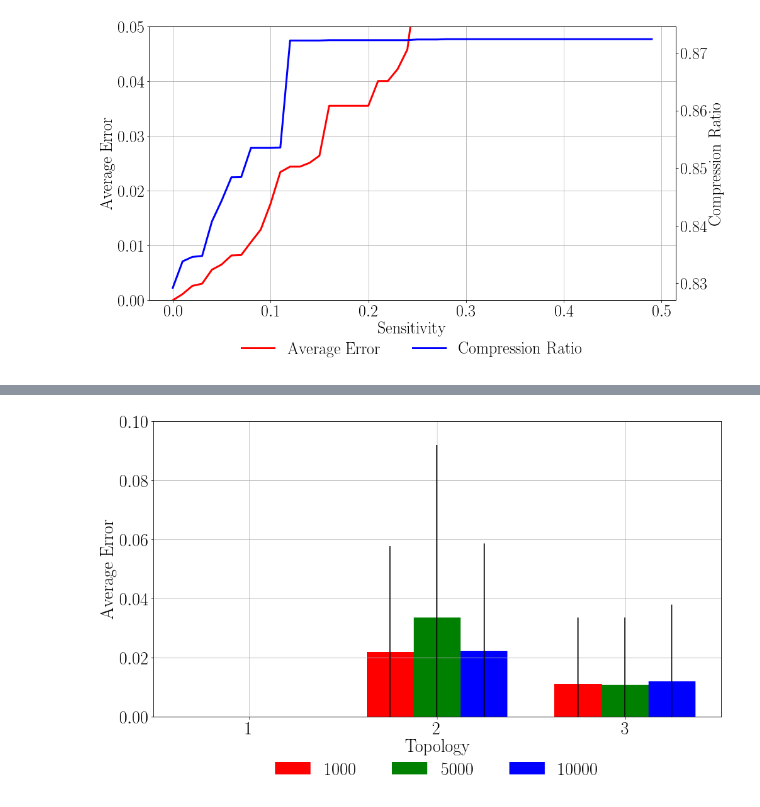
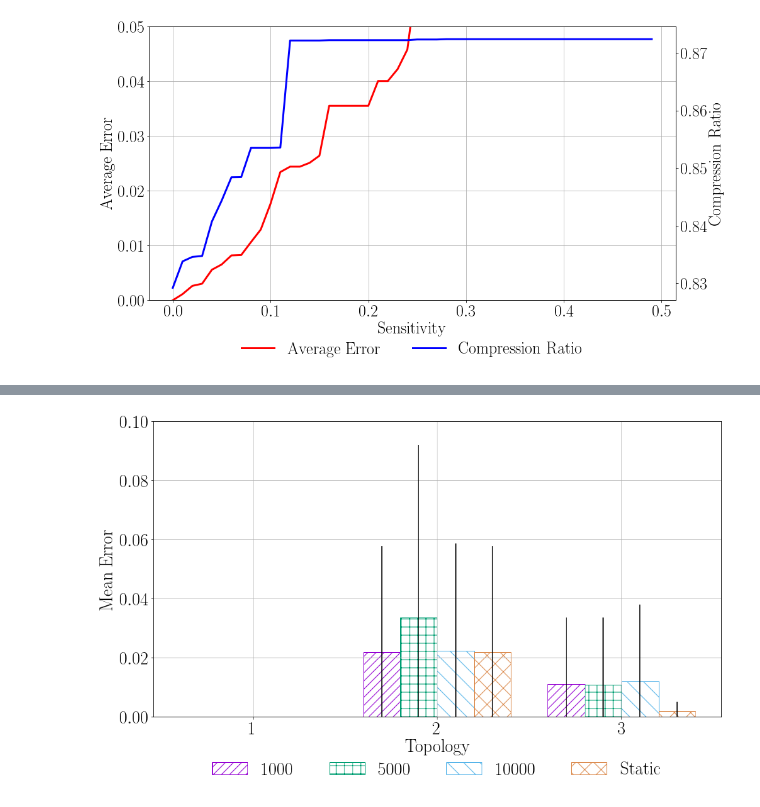
Before and after one commit to tsokalo/SimpleNetSim, a Jupyter notebook: comp/compression.ipynb, the cells around one changed output, grey strips where cells are left out. Cells and saved outputs as stored; diff of their text form; code cells hidden in the pictures.

```diff
--- a/comp/compression.ipynb
+++ b/comp/compression.ipynb
@@ -326,49 +342,67 @@ plt.savefig('res/gainTop3_1.png', bbox_inches='tight')
 # %%
 top3_pf_1 = pandas.read_csv("log/top0_pf_0.csv", index_col=False, header=0)
+top3_pf_stat = pandas.read_csv("log/top0_stat_pf_0.csv", index_col=False, header=0)
 top3_pf_5 = pandas.read_csv("log/top0_pf_1.csv", index_col=False, header=0)
 top3_pf_10 = pandas.read_csv("log/top0_pf_2.csv", index_col=False, header=0)
 
 top2_pf_1 = pandas.read_csv("log/top1_pf_0.csv", index_col=False, header=0)
+top2_pf_stat = pandas.read_csv("log/top1_pf_0.csv", index_col=False, header=0)
 top2_pf_5 = pandas.read_csv("log/top1_pf_1.csv", index_col=False, header=0)
 top2_pf_10 = pandas.read_csv("log/top1_pf_2.csv", index_col=False, header=0)
 
 top1_pf_1 = pandas.read_csv("log/top2_pf_0.csv", index_col=False, header=0)
+top1_pf_stat = pandas.read_csv("log/top2_stat_pf_0.csv", index_col=False, header=0)
 top1_pf_5 = pandas.read_csv("log/top2_pf_1.csv", index_col=False, header=0)
 top1_pf_10 = pandas.read_csv("log/top2_pf_2.csv", index_col=False, header=0)
 
 ind = np.arange(3)
-width = 0.25
+width = 0.2
 
 fig, ax = plt.subplots()
 plt.grid()
 plt.ylim([0,0.1])
 
 
 ax.set_xlabel(r"Topology")
-ax.set_ylabel(r"Average Error")
+ax.set_ylabel(r"Mean Error")
 
-a = ax.bar(0, top1_pf_1.pfError.mean(), width, yerr=top1_pf_1.pfError.std(), label='prio', color="red")
-aa = ax.bar(0 + width, top1_pf_5.pfError.mean(), width, yerr=top1_pf_5.pfError.std(), label='pf', color='green')
-aaa = ax.bar(0 + width * 2, top1_pf_10.pfError.mean(), width, yerr=top1_pf_10.pfError.std(), label='pf', color='blue')
+a = ax.bar(0, top1_pf_1.pfError.mean(), width, yerr=top1_pf_1.pfError.std(), label='prio',
+           color="white", hatch="//", edgecolor="#9400d3")
+aa = ax.bar(0 + width, top1_pf_5.pfError.mean(), width, yerr=top1_pf_5.pfError.std(), label='pf',
+            color="white", hatch="+", edgecolor="#009e73")
+aaa = ax.bar(0 + width * 2, top1_pf_10.pfError.mean(), width, yerr=top1_pf_10.pfError.std(), label='pf',
+             color="white", hatch="\\", edgecolor="#56b4e9")
+aaaa = ax.bar(0 + width * 3, top1_pf_stat.pfError.mean(), width, yerr=top1_pf_stat.pfError.std(), label='pf',
+             color="white", hatch="x", edgecolor="#dc8d51")
 
-ax.bar(1, top2_pf_1.pfError.mean(), width, yerr=top2_pf_1.pfError.std(), label='prio', color="red")
-ax.bar(1 + width, top2_pf_5.pfError.mean(), width, yerr=top2_pf_5.pfError.std(), label='pf', color='green')
-ax.bar(1 + width * 2, top2_pf_10.pfError.mean(), width, yerr=top2_pf_10.pfError.std(), label='pf', color='blue')
+ax.bar(1, top2_pf_1.pfError.mean(), width, yerr=top2_pf_1.pfError.std(), label='prio',
+       color="white", hatch="//", edgecolor="#9400d3")
+ax.bar(1 + width, top2_pf_5.pfError.mean(), width, yerr=top2_pf_5.pfError.std(), label='pf',
+       color="white", hatch="+", edgecolor="#009e73")
+ax.bar(1 + width * 2, top2_pf_10.pfError.mean(), width, yerr=top2_pf_10.pfError.std(), label='pf',
+       color="white", hatch="\\", edgecolor="#56b4e9")
+ax.bar(1 + width * 3, top2_pf_stat.pfError.mean(), width, yerr=top2_pf_stat.pfError.std(), label='pf',
+             color="white", hatch="x", edgecolor="#dc8d51")
 
-ax.bar(2, top3_pf_1.pfError.mean(), width, yerr=top3_pf_1.pfError.std(), label='prio', color="red")
-ax.bar(2 + width, top3_pf_5.pfError.mean(), width, yerr=top3_pf_5.pfError.std(), label='pf', color='green')
-ax.bar(2 + width * 2, top3_pf_10.pfError.mean(), width, yerr=top3_pf_10.pfError.std(), label='pf', color='blue')
+ax.bar(2, top3_pf_1.pfError.mean(), width, yerr=top3_pf_1.pfError.std(), label='prio',
+       color="white", hatch="//", edgecolor="#9400d3")
+ax.bar(2 + width, top3_pf_5.pfError.mean(), width, yerr=top3_pf_5.pfError.std(), label='pf',
+       color="white", hatch="+", edgecolor="#009e73")
+ax.bar(2 + width * 2, top3_pf_10.pfError.mean(), width, yerr=top3_pf_10.pfError.std(), label='pf',
+       color="white", hatch="\\", edgecolor="#56b4e9")
+ax.bar(2 + width * 3, top3_pf_stat.pfError.mean(), width, yerr=top3_pf_stat.pfError.std(), label='pf',
+             color="white", hatch="x", edgecolor="#dc8d51")
 
-ax.set_xticks(ind + width * 3 / 3)
+ax.set_xticks(ind + width * 3 / 2)
 ax.set_xticklabels(('1', '2', '3', '?', '?'))
-ax.legend((a, aa, aaa), ('1000', '5000', '10000'),
+ax.legend((a, aa, aaa, aaaa), ('1000', '5000', '10000', 'Static'),
          loc='upper center', bbox_to_anchor=(0.5, -0.10), frameon=False,
-          fancybox=False, shadow=False, ncol=3, markerscale=1, numpoints=1)
+          fancybox=False, shadow=False, ncol=4, markerscale=1, numpoints=1)
 
 plt.savefig('res/pf.eps', bbox_inches='tight')
 plt.savefig('res/pf.pdf', bbox_inches='tight')
 plt.savefig('res/pf.png', bbox_inches='tight')
 # %% [output]
-[figure, old version]
+[figure, new version]
 # %%
 top3_pf_1 = pandas.read_csv("log/top0_pf_0.csv", index_col=False, header=0)
```
Also changed, not shown: parts of 3 cells of this notebook, 42 other files.
